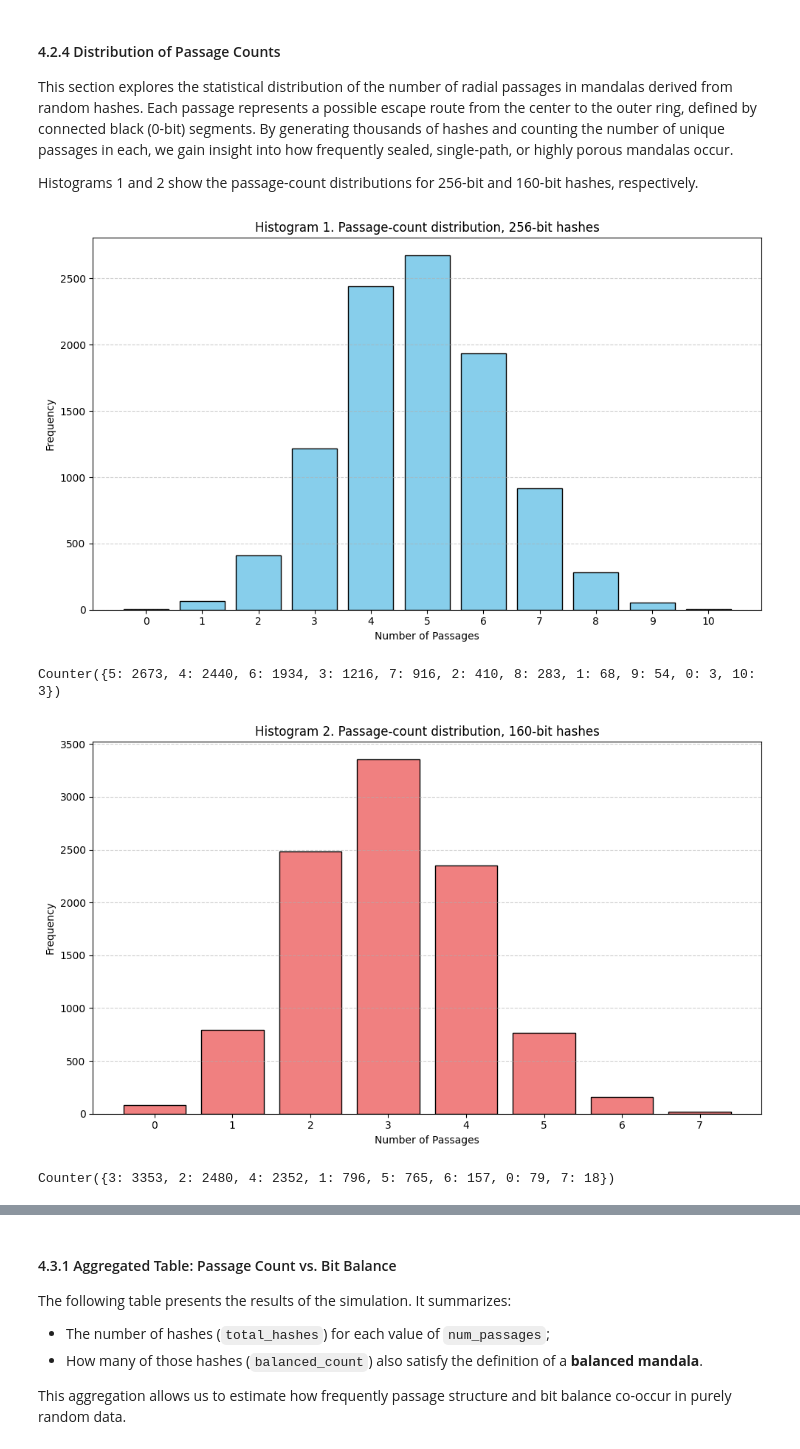
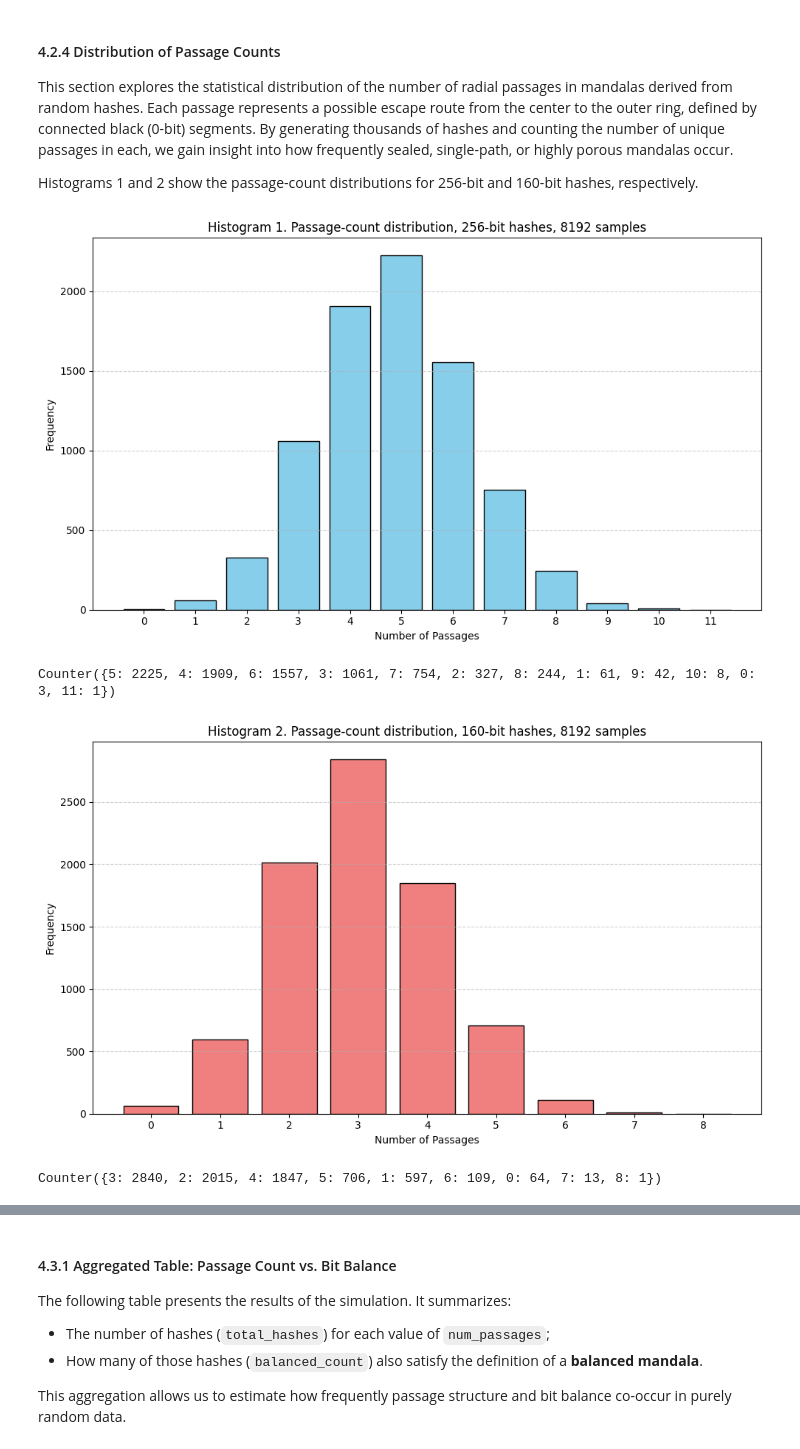
Before and after one commit to HashCanon/hashcanon.github.io, a Jupyter notebook: WhitePaper.ipynb, the cells around one changed output, grey strips where cells are left out. Saved outputs shown, nothing was run; the diff lists cells and outputs as text; code cells hidden in the pictures.

```diff
--- a/WhitePaper.ipynb
+++ b/WhitePaper.ipynb
@@ -394,7 +394,7 @@ This section explores the statistical distribution of the number of radial passa
 Histograms 1 and 2 show the passage-count distributions for 256-bit and 160-bit hashes, respectively.
 # %%
 # 256-bit sample
-sample_size = 10000
+sample_size = 8192
 bit_length = 256
 distribution = base_hash.passage_distribution(sample_size, bits=bit_length)
 counter = Counter(distribution)
@@ -406,7 +406,7 @@ df.index.name = 'Number of Passages'
 
 plt.figure(figsize=(10, 6))
 plt.bar(df.index, df['Frequency'], color='skyblue', edgecolor='black')
-plt.title(f"Histogram 1. Passage-count distribution, 256-bit hashes")
+plt.title(f"Histogram 1. Passage-count distribution, 256-bit hashes, {sample_size} samples")
 plt.xlabel("Number of Passages")
 plt.ylabel("Frequency")
 plt.xticks(range(min(df.index), max(df.index)+1))
@@ -415,33 +415,33 @@ plt.tight_layout()
 plt.show()
 print(counter)
 # %% [output]
-[figure, old version]
+[figure, new version]
-Counter({5: 2673, 4: 2440, 6: 1934, 3: 1216, 7: 916, 2: 410, 8: 283, 1: 68, 9: 54, 0: 3, 10: 3})
+Counter({5: 2225, 4: 1909, 6: 1557, 3: 1061, 7: 754, 2: 327, 8: 244, 1: 61, 9: 42, 10: 8, 0: 3, 11: 1})
 # %%
 # 160-bit sample
-sample_size = 10000
+sample_size = 8192
 bit_length = 160
 distribution = base_hash.passage_distribution(sample_size, bits=bit_length)
 counter = Counter(distribution)
 
 # Plotting the histogram
 df = pd.DataFrame.from_dict(counter, orient='index').sort_index()
 df.columns = ['Frequency']
 df.index.name = 'Number of Passages'
 
 plt.figure(figsize=(10, 6))
 plt.bar(df.index, df['Frequency'], color='lightcoral', edgecolor='black')
-plt.title(f"Histogram 2. Passage-count distribution, 160-bit hashes")
+plt.title(f"Histogram 2. Passage-count distribution, 160-bit hashes, {sample_size} samples")
 plt.xlabel("Number of Passages")
 plt.ylabel("Frequency")
 plt.xticks(range(min(df.index), max(df.index)+1))
 plt.grid(True, axis='y', linestyle='--', alpha=0.6)
 plt.tight_layout()
 plt.show()
 print(counter)
 # %% [output]
-[figure, old version]
+[figure, new version]
-Counter({3: 3353, 2: 2480, 4: 2352, 1: 796, 5: 765, 6: 157, 0: 79, 7: 18})
+Counter({3: 2840, 2: 2015, 4: 1847, 5: 706, 1: 597, 6: 109, 0: 64, 7: 13, 8: 1})
 # %% [markdown]
 ### 4.3 Simulated joint distribution
 
```
Also changed, not shown: parts of 3 cells of this notebook, 1 other file.
